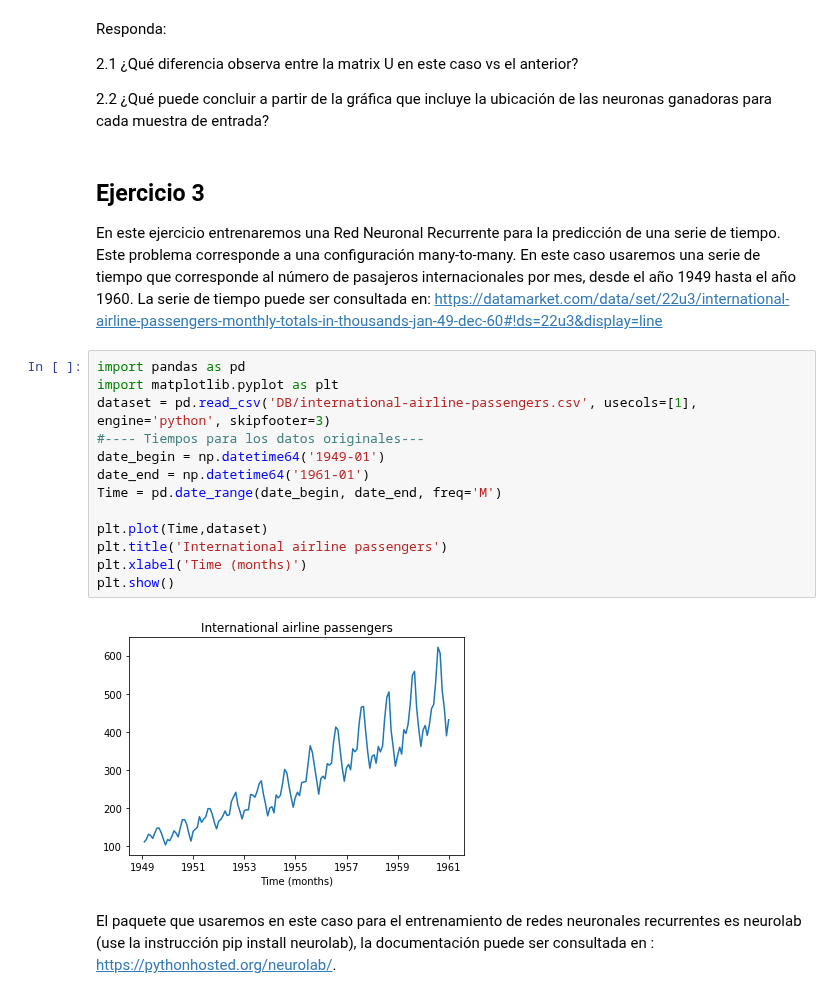
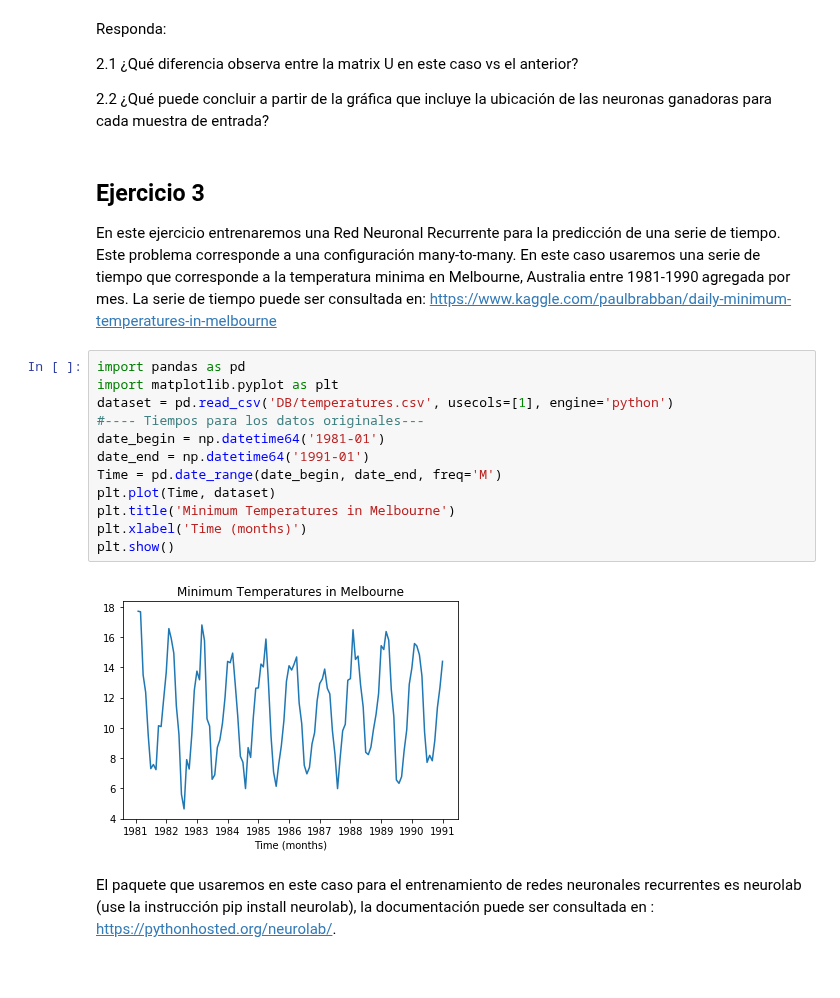
Before and after one commit to jdariasl/ML_IntroductoryCourse, a Jupyter notebook: Labs/Lab_4/Laboratorio_4_parte_2.ipynb, the cells around one changed output. Saved outputs shown, nothing was run; the diff lists cells and outputs as text.

```diff
--- a/Labs/Lab_4/Laboratorio_4_parte_2.ipynb
+++ b/Labs/Lab_4/Laboratorio_4_parte_2.ipynb
@@ -127,22 +127,21 @@ Responda:
 # %% [markdown]
 ## Ejercicio 3
 
-En este ejercicio entrenaremos una Red Neuronal Recurrente para la predicción de una serie de tiempo. Este problema corresponde a una configuración many-to-many. En este caso usaremos una serie de tiempo que corresponde al número de pasajeros internacionales por mes, desde el año 1949 hasta el año 1960. La serie de tiempo puede ser consultada en: https://datamarket.com/data/set/22u3/international-airline-passengers-monthly-totals-in-thousands-jan-49-dec-60#!ds=22u3&display=line
+En este ejercicio entrenaremos una Red Neuronal Recurrente para la predicción de una serie de tiempo. Este problema corresponde a una configuración many-to-many. En este caso usaremos una serie de tiempo que corresponde a la temperatura minima en  Melbourne, Australia entre 1981-1990 agregada por mes. La serie de tiempo puede ser consultada en: https://www.kaggle.com/paulbrabban/daily-minimum-temperatures-in-melbourne
 # %%
 import pandas as pd
 import matplotlib.pyplot as plt
-dataset = pd.read_csv('DB/international-airline-passengers.csv', usecols=[1], engine='python', skipfooter=3)
+dataset = pd.read_csv('DB/temperatures.csv', usecols=[1], engine='python')
 #---- Tiempos para los datos originales---
-date_begin = np.datetime64('1949-01')
-date_end = np.datetime64('1961-01')
+date_begin = np.datetime64('1981-01')
+date_end = np.datetime64('1991-01')
 Time = pd.date_range(date_begin, date_end, freq='M')
-
-plt.plot(Time,dataset)
-plt.title('International airline passengers')
+plt.plot(Time, dataset)
+plt.title('Minimum Temperatures in Melbourne')
 plt.xlabel('Time (months)')
 plt.show()
 # %% [output]
-[figure, old version]
+[figure, new version]
 # %% [markdown]
 El paquete que usaremos en este caso para el entrenamiento de redes neuronales recurrentes es neurolab (use la instrucción pip install neurolab), la documentación puede ser consultada en : https://pythonhosted.org/neurolab/.
 # %%
```
Also changed, not shown: parts of 2 cells of this notebook, 23 other files.
